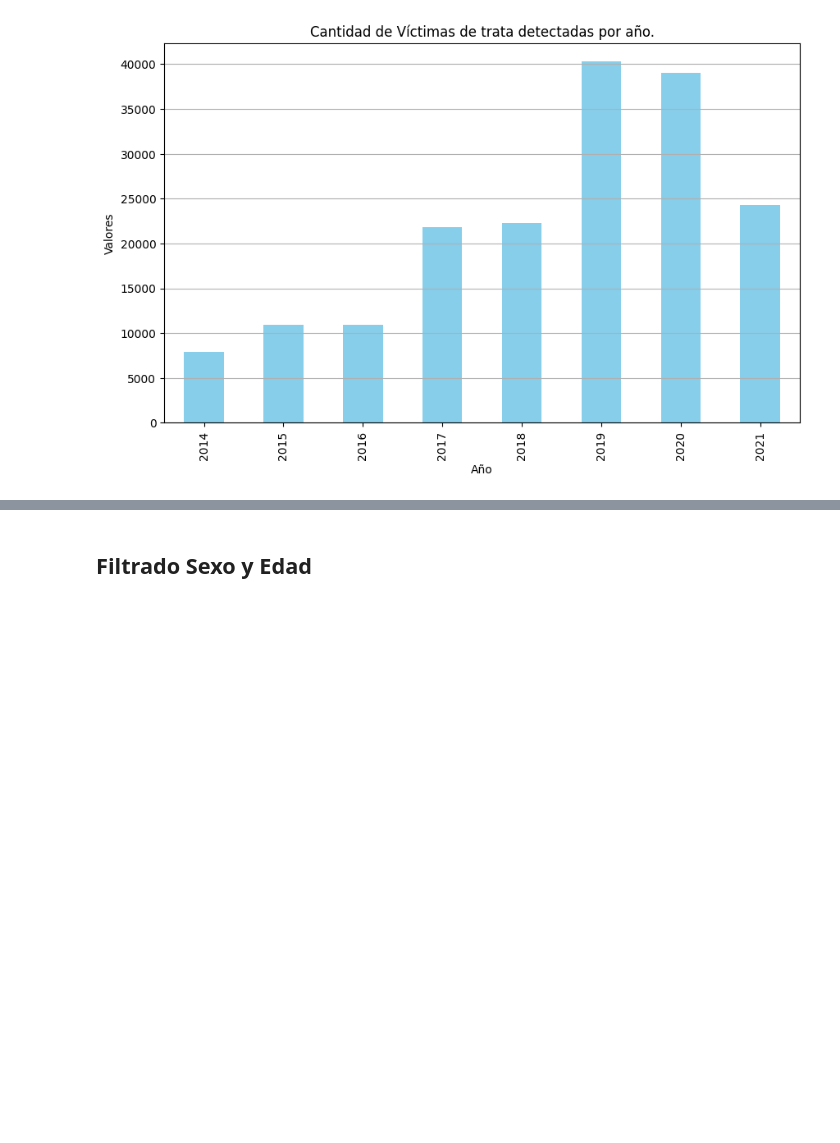
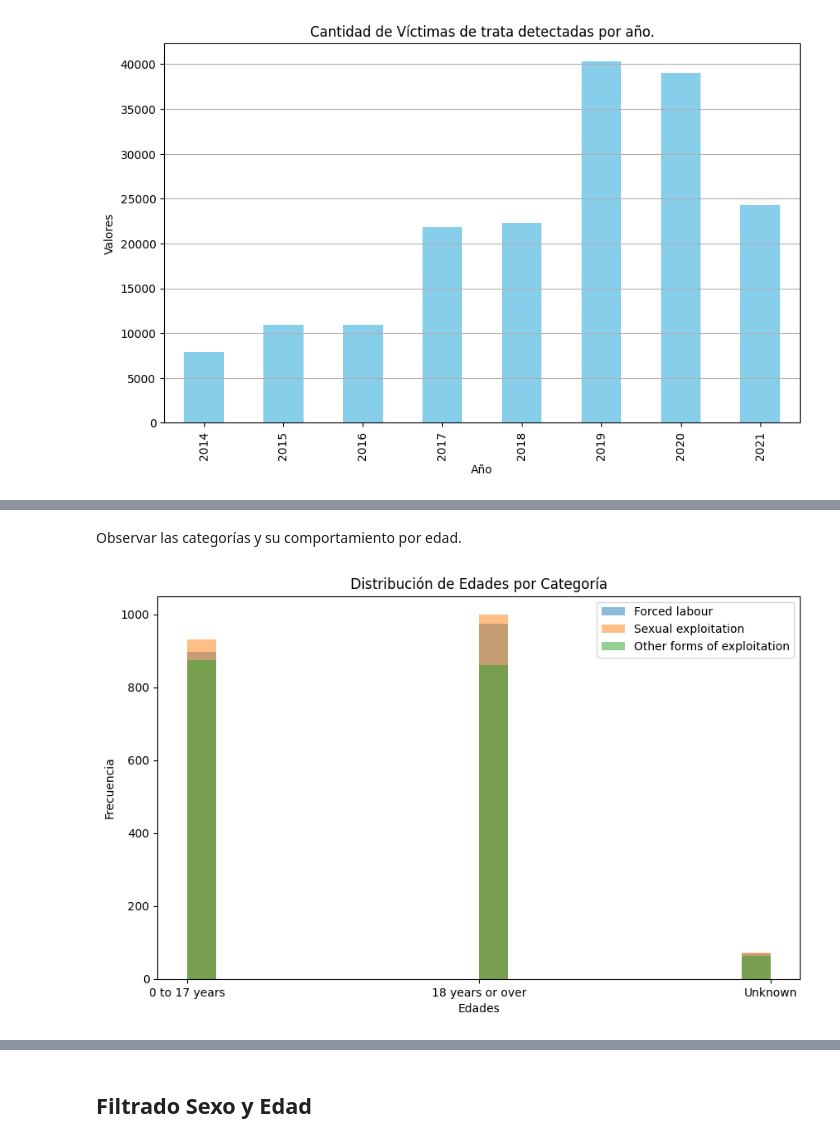
Before and after one commit to Marce-Valverde/PP1-Grupo6, a Jupyter notebook: Proyecto.ipynb, the cells around one changed output, grey strips where cells are left out. Saved outputs shown, nothing was run; the diff lists cells and outputs as text; code cells hidden in the pictures; blank space fills up the shorter version.

```diff
--- a/Proyecto.ipynb
+++ b/Proyecto.ipynb
@@ -549,0 +583,19 @@ plt.show()
+# %% [markdown]
+Observar las categorías y su comportamiento por edad.
+# %%
+categorias_unicas = trata_exp['Category'].unique()
+
+plt.figure(figsize=(10, 6))
+for categoria in categorias_unicas:
+    subset_data = trata_exp[trata_exp['Category'] == categoria]
+    edades = subset_data['Age']
+    plt.hist(edades, bins=20, alpha=0.5, label=categoria)
+
+plt.xlabel('Edades')
+plt.ylabel('Frecuencia')
+plt.title('Distribución de Edades por Categoría')
+plt.legend()
+
+plt.show()
+# %% [output]
+[figure, added]
```
Also changed, not shown: parts of 21 cells of this notebook, 2 other files.
